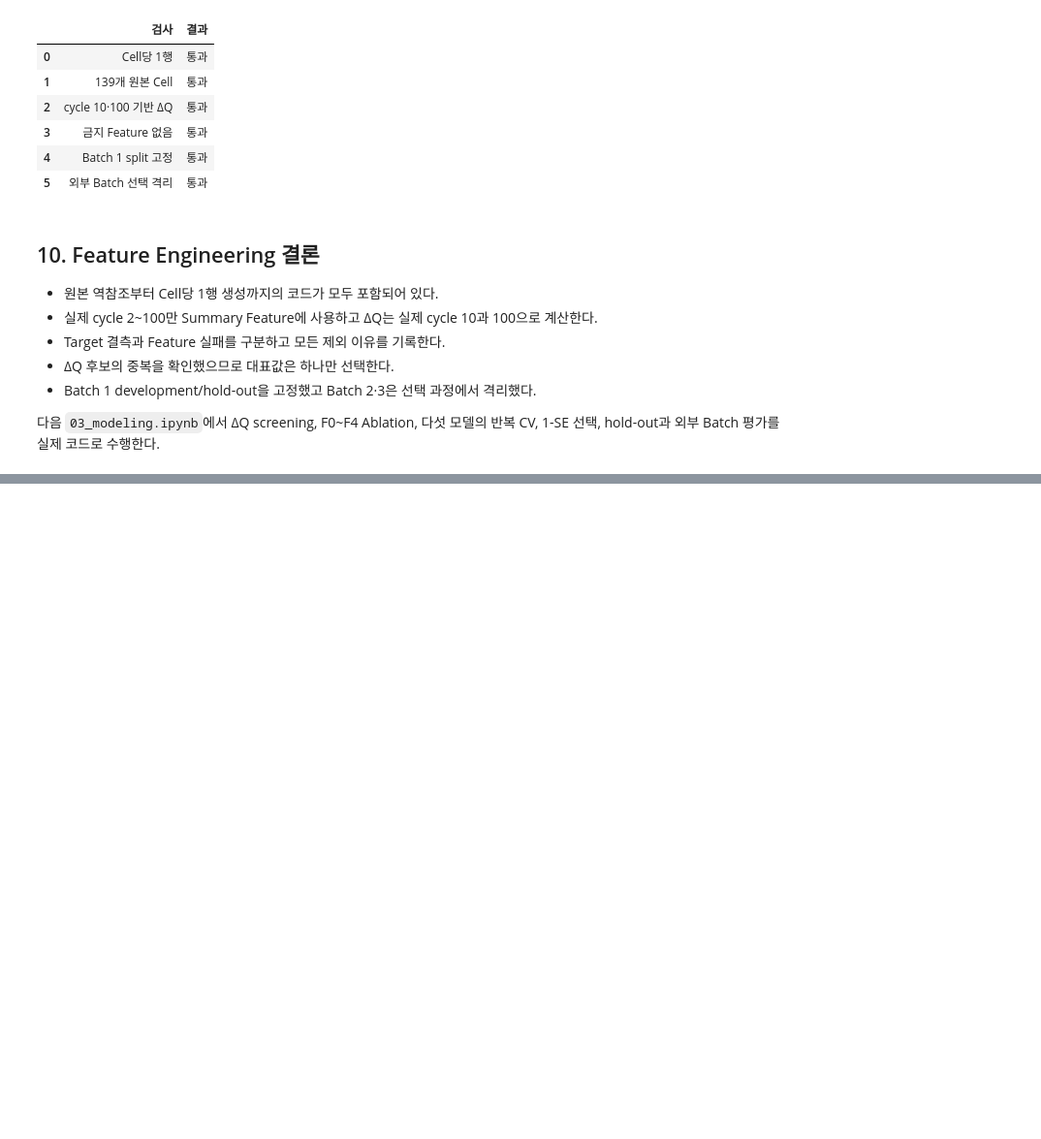
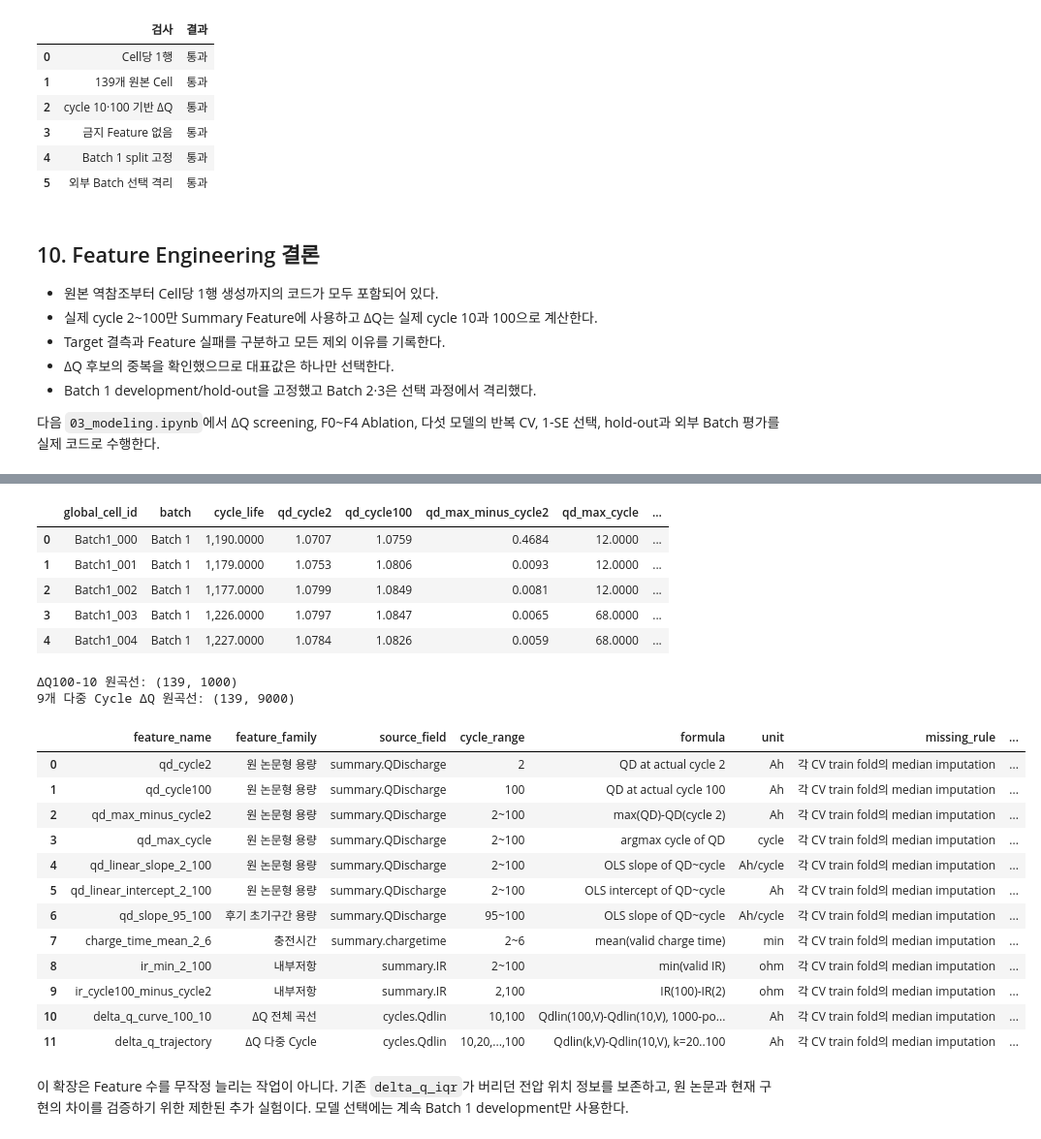
Before and after one commit to limeorange/ess-battery-health, a Jupyter notebook: notebooks/02_feature_engineering.ipynb, the cells around one changed output, grey strips where cells are left out. Shown at 97% size. Saved outputs shown, nothing was run; the diff lists cells and outputs as text; code cells hidden in the pictures; blank space fills up the shorter version.

```diff
--- a/notebooks/02_feature_engineering.ipynb
+++ b/notebooks/02_feature_engineering.ipynb
@@ -781,0 +792,4 @@ assert all(checks.values())
+# %%
+V2_RESULT_DIR = ROOT / "results" / "day2_v2"
+COMMON_VOLTAGE = np.linspace(2.0, 3.5, 1000)
+TRAJECTORY_CYCLES = tuple(range(20, 101, 10))
@@ -781,0 +953,48 @@ assert all(checks.values())
+# %%
+RUN_V2_RAW_EXTRACTION = False
+
+if RUN_V2_RAW_EXTRACTION:
+    v2_features_live, delta_q_curve_live, delta_q_trajectory_live = extract_v2_features()
+    print("재추출:", v2_features_live.shape, delta_q_curve_live.shape, delta_q_trajectory_live.shape)
+else:
+    v2_features_live = pd.read_csv(V2_RESULT_DIR / "extended_feature_table.csv")
+    curve_data = np.load(V2_RESULT_DIR / "delta_q_curve_data.npz", allow_pickle=False)
+    delta_q_curve_live = curve_data["cycle100_minus10"]
+    delta_q_trajectory_live = curve_data["trajectory"]
+
+v2_manifest = pd.read_csv(V2_RESULT_DIR / "v2_feature_manifest.csv")
+
+display(v2_features_live[[
+    "global_cell_id", "batch", "cycle_life", "qd_cycle2", "qd_cycle100",
+    "qd_max_minus_cycle2", "qd_max_cycle", "charge_time_mean_2_6",
+    "ir_cycle100_minus_cycle2", "dq100_10_log10_var"
+]].head())
+print("ΔQ100-10 원곡선:", delta_q_curve_live.shape)
+print("9개 다중 Cycle ΔQ 원곡선:", delta_q_trajectory_live.shape)
+display(v2_manifest)
+assert delta_q_curve_live.shape == (139, 1000)
+assert delta_q_trajectory_live.shape == (139, 9000)
+# %% [output]
+|  | global_cell_id | batch | cycle_life | qd_cycle2 | qd_cycle100 | qd_max_minus_cycle2 | qd_max_cycle | ... |
+| 0 | Batch1_000 | Batch 1 | 1,190.0000 | 1.0707 | 1.0759 | 0.4684 | 12.0000 | ... |
+| 1 | Batch1_001 | Batch 1 | 1,179.0000 | 1.0753 | 1.0806 | 0.0093 | 12.0000 | ... |
+| 2 | Batch1_002 | Batch 1 | 1,177.0000 | 1.0799 | 1.0849 | 0.0081 | 12.0000 | ... |
+| 3 | Batch1_003 | Batch 1 | 1,226.0000 | 1.0797 | 1.0847 | 0.0065 | 68.0000 | ... |
+| 4 | Batch1_004 | Batch 1 | 1,227.0000 | 1.0784 | 1.0826 | 0.0059 | 68.0000 | ... |
+ΔQ100-10 원곡선: (139, 1000)
+9개 다중 Cycle ΔQ 원곡선: (139, 9000)
+|  | feature_name | feature_family | source_field | cycle_range | formula | unit | missing_rule | ... |
+| 0 | qd_cycle2 | 원 논문형 용량 | summary.QDischarge | 2 | QD at actual cycle 2 | Ah | 각 CV train fold의 median imputation | ... |
+| 1 | qd_cycle100 | 원 논문형 용량 | summary.QDischarge | 100 | QD at actual cycle 100 | Ah | 각 CV train fold의 median imputation | ... |
+| 2 | qd_max_minus_cycle2 | 원 논문형 용량 | summary.QDischarge | 2~100 | max(QD)-QD(cycle 2) | Ah | 각 CV train fold의 median imputation | ... |
+| 3 | qd_max_cycle | 원 논문형 용량 | summary.QDischarge | 2~100 | argmax cycle of QD | cycle | 각 CV train fold의 median imputation | ... |
+| 4 | qd_linear_slope_2_100 | 원 논문형 용량 | summary.QDischarge | 2~100 | OLS slope of QD~cycle | Ah/cycle | 각 CV train fold의 median imputation | ... |
+| 5 | qd_linear_intercept_2_100 | 원 논문형 용량 | summary.QDischarge | 2~100 | OLS intercept of QD~cycle | Ah | 각 CV train fold의 median imputation | ... |
+| 6 | qd_slope_95_100 | 후기 초기구간 용량 | summary.QDischarge | 95~100 | OLS slope of QD~cycle | Ah/cycle | 각 CV train fold의 median imputation | ... |
+| 7 | charge_time_mean_2_6 | 충전시간 | summary.chargetime | 2~6 | mean(valid charge time) | min | 각 CV train fold의 median imputation | ... |
+| 8 | ir_min_2_100 | 내부저항 | summary.IR | 2~100 | min(valid IR) | ohm | 각 CV train fold의 median imputation | ... |
+| 9 | ir_cycle100_minus_cycle2 | 내부저항 | summary.IR | 2,100 | IR(100)-IR(2) | ohm | 각 CV train fold의 median imputation | ... |
+| 10 | delta_q_curve_100_10 | ΔQ 전체 곡선 | cycles.Qdlin | 10,100 | Qdlin(100,V)-Qdlin(10,V), 1000-po... | Ah | 각 CV train fold의 median imputation | ... |
+| 11 | delta_q_trajectory | ΔQ 다중 Cycle | cycles.Qdlin | 10,20,...,100 | Qdlin(k,V)-Qdlin(10,V), k=20..100 | Ah | 각 CV train fold의 median imputation | ... |
+# %% [markdown]
+이 확장은 Feature 수를 무작정 늘리는 작업이 아니다. 기존 `delta_q_iqr`가 버리던 전압 위치 정보를 보존하고, 원 논문과 현재 구현의 차이를 검증하기 위한 제한된 추가 실험이다. 모델 선택에는 계속 Batch 1 development만 사용한다.
```
Also changed, not shown: parts of 2 cells of this notebook, 50 other files.
